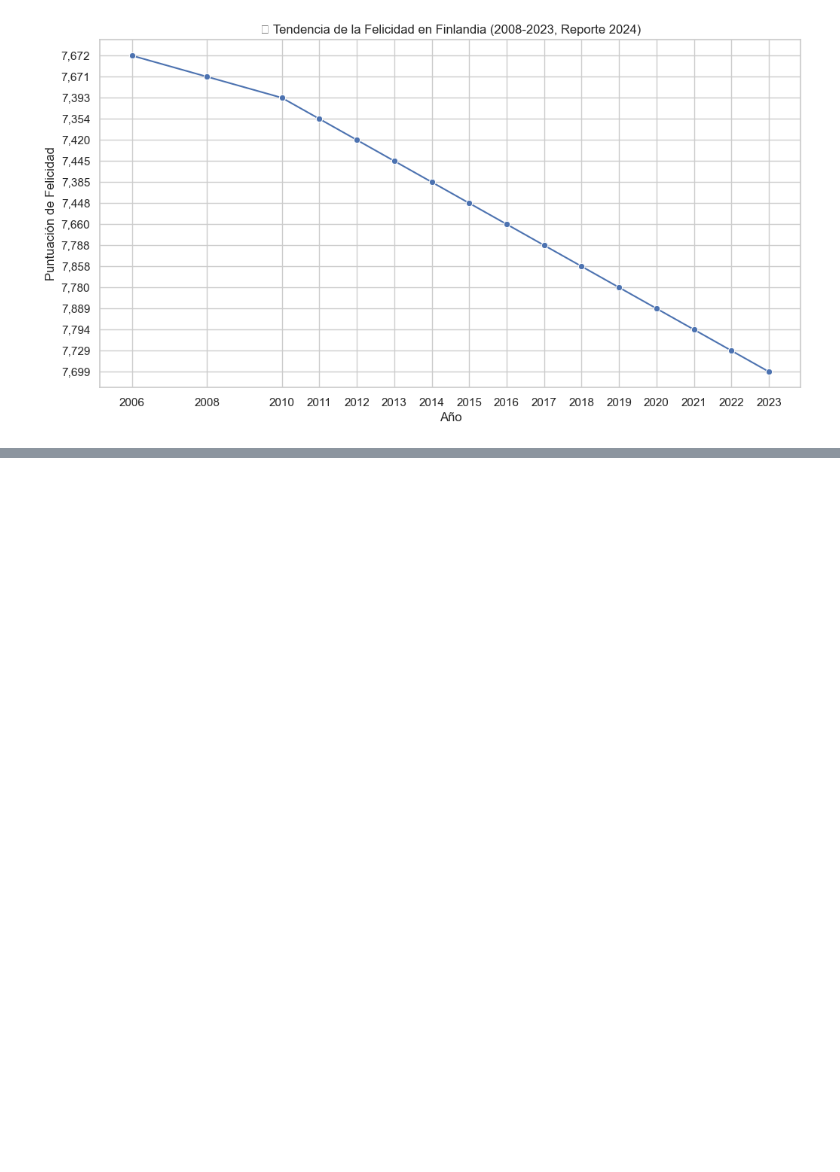
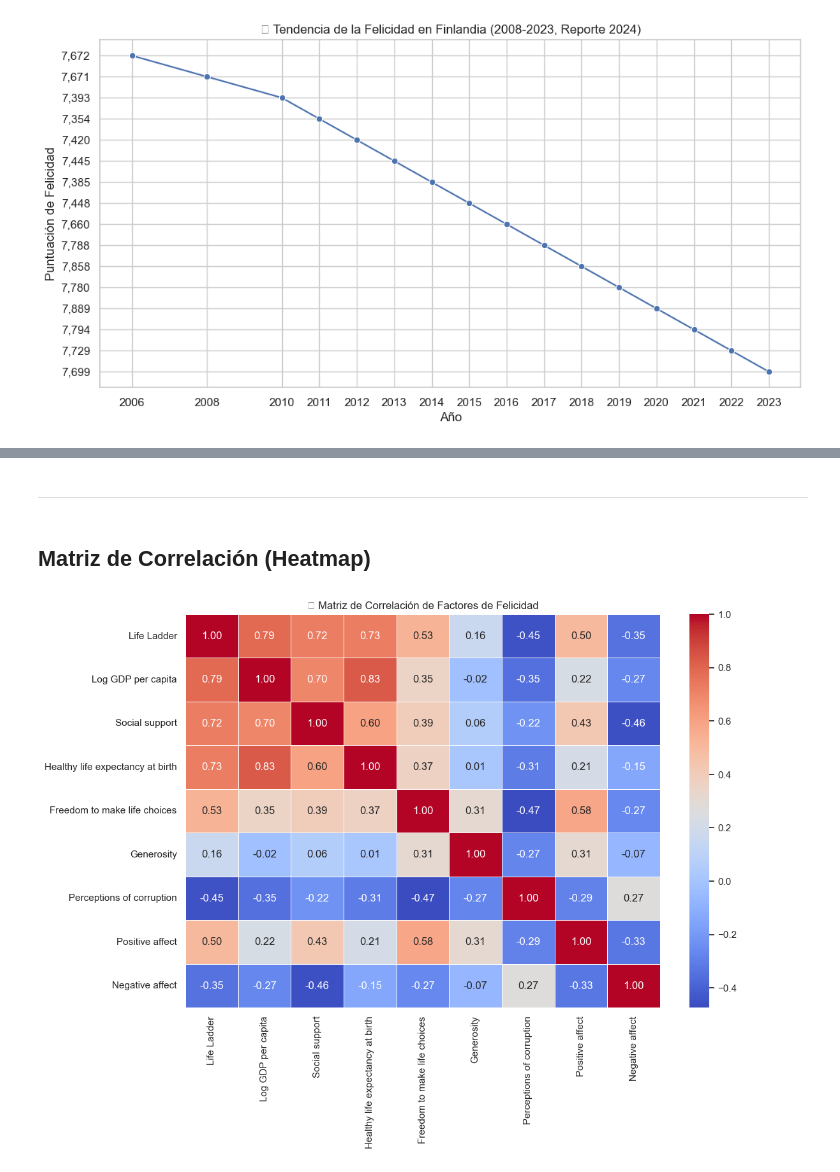
Before and after one commit to MLopezCastro/World-Happiness-2024, a Jupyter notebook: World Happiness 2024.ipynb, the cells around one changed output, grey strips where cells are left out. Drawn from its saved outputs; the diff is of its cells as text; code cells hidden in the pictures; blank space fills up the shorter version.

```diff
--- a/World Happiness 2024.ipynb
+++ b/World Happiness 2024.ipynb
@@ -235,0 +297,17 @@ plt.show()
+# %%
+# Convertir columnas numéricas que están en formato texto
+columnas_a_convertir = [
+    'Life Ladder',
+    'Log GDP per capita',
+    'Social support',
+    'Healthy life expectancy at birth',
+    'Freedom to make life choices',
+    'Generosity',
+    'Perceptions of corruption',
+    'Positive affect',
+    'Negative affect'
+]
+
+# Reemplazar comas por puntos y convertir a float
+for columna in columnas_a_convertir:
+    clean_data_table[columna] = clean_data_table[columna].str.replace(',', '.').astype(float)
@@ -235,0 +352,33 @@ plt.show()
+# %% [markdown]
+------------
+# %% [markdown]
+## Matriz de Correlación (Heatmap) ##
+# %%
+# 🔍 Gráfico 3: Matriz de Correlación de Factores de Felicidad
+plt.figure(figsize=(12, 8))
+
+# Seleccionar las columnas relevantes para la correlación
+columnas_relevantes = [
+    'Life Ladder',
+    'Log GDP per capita',
+    'Social support',
+    'Healthy life expectancy at birth',
+    'Freedom to make life choices',
+    'Generosity',
+    'Perceptions of corruption',
+    'Positive affect',
+    'Negative affect'
+]
+
+# Filtrar los datos para esas columnas
+numerical_data = clean_data_table[columnas_relevantes]
+
+# Calcular la matriz de correlación
+correlation = numerical_data.corr()
+
+# Crear el heatmap
+sns.heatmap(correlation, annot=True, cmap='coolwarm', fmt='.2f', linewidths=0.5)
+plt.title('🔗 Matriz de Correlación de Factores de Felicidad')
+plt.show()
+# %% [output]
+[figure, added]
```
Also changed, not shown: parts of 39 cells of this notebook.
